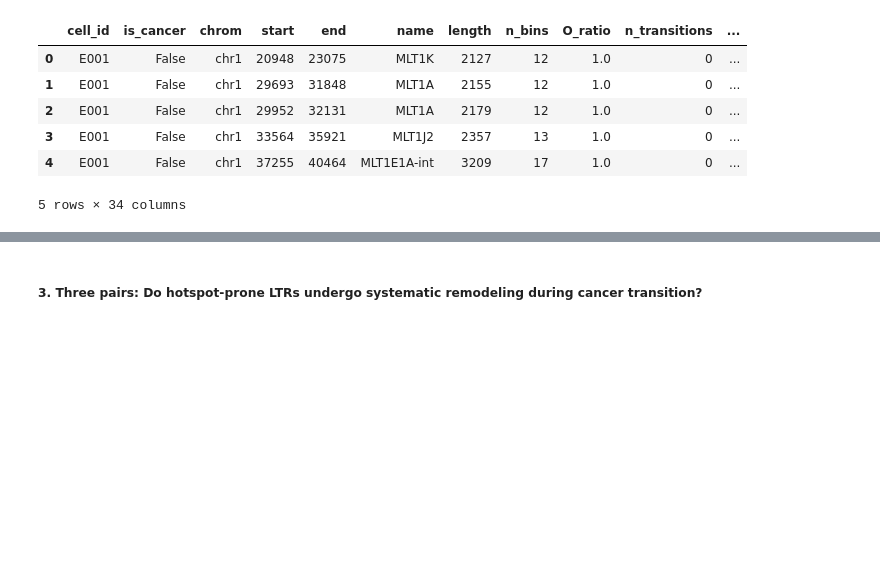
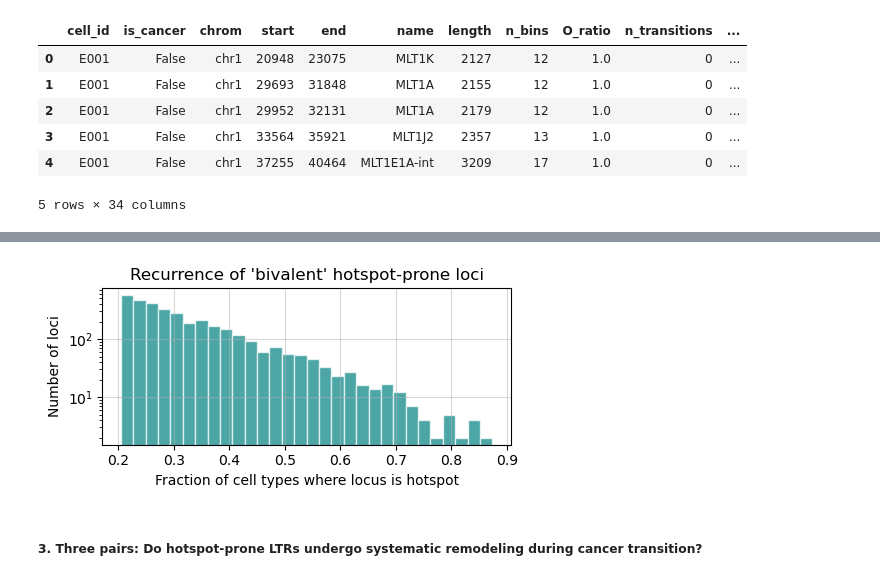
Before and after one commit to caocao0525/HERV, a Jupyter notebook: herv_all_hotspot_analysis.ipynb, the cells around one changed output, grey strips where cells are left out. Drawn from its saved outputs; the diff is of its cells as text; code cells hidden in the pictures; blank space fills up the shorter version.

```diff
--- a/herv_all_hotspot_analysis.ipynb
+++ b/herv_all_hotspot_analysis.ipynb
@@ -309,0 +320,16 @@ df.head()
+# %%
+# per locus recurrence table
+ltr_variability = (
+    df.groupby(["chrom", "start", "end", "name"])["is_hotspot"]
+    .mean()
+    .reset_index(name="hotspot_freq")
+)
+
+ltr_variability["is_hotspot_prone"] = ltr_variability["hotspot_freq"] >= 0.2
+
+# merge recurrence back
+df2 = df.merge(
+    ltr_variability[["chrom", "start", "end", "name", "hotspot_freq", "is_hotspot_prone"]],
+    on=["chrom", "start", "end", "name"],
+    how="left"
+)
@@ -310,3 +520,21 @@ df.head()
+# %%
+# C. Are these loci recurrent because of many cells or a few cell types?
+biv_loci_freq = biv_loci.merge(
+    ltr_variability[["chrom", "start", "end", "name", "hotspot_freq"]],
+    on=["chrom", "start", "end", "name"],
+    how="left"
+)
+
+plt.figure(figsize=(5,2.5))
+biv_loci_freq["hotspot_freq"].hist(bins=30, log=True, color="teal",alpha=0.7, edgecolor="white")
+plt.xlabel("Fraction of cell types where locus is hotspot")
+plt.ylabel("Number of loci")
+plt.title("Recurrence of 'bivalent' hotspot-prone loci")
+plt.grid(alpha=0.5)
+plt.tight_layout()
+plt.show()
+# %% [output]
+[figure, added]
 # %% [markdown]
 ##### 3. Three pairs: Do hotspot-prone LTRs undergo systematic remodeling during cancer transition?
 # %%
```
Also changed, not shown: parts of 21 cells of this notebook.
